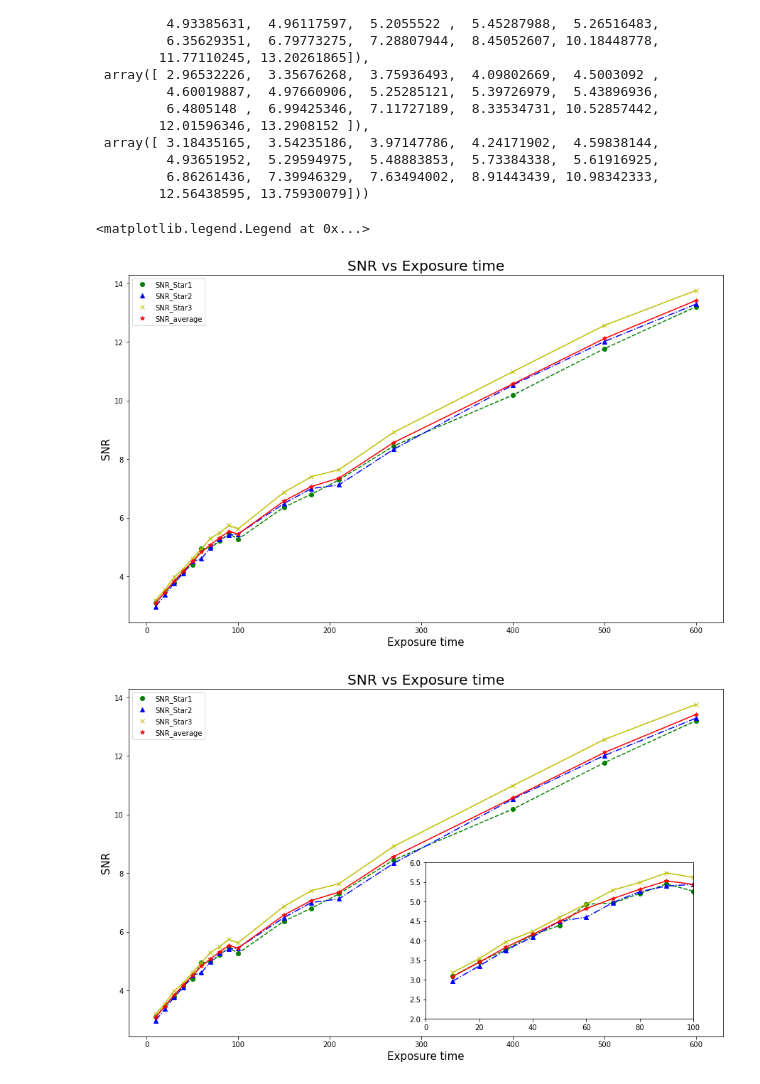
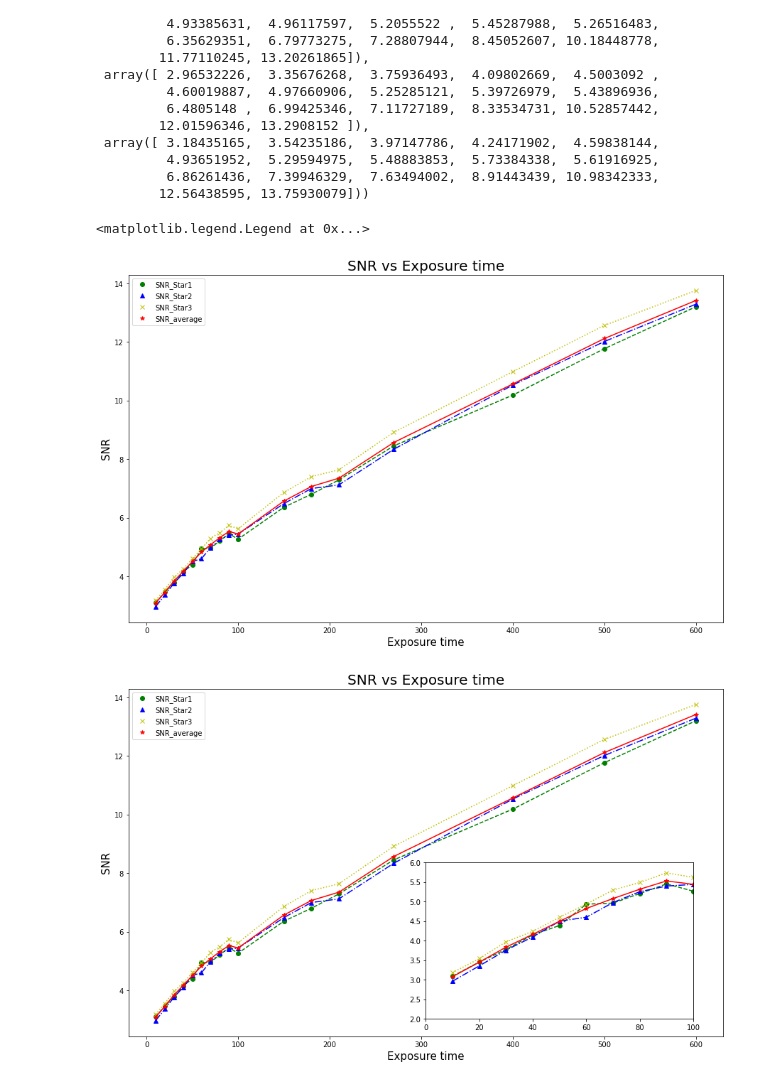
Before and after one commit to halehhajizadeh/SNR-and-Exposure, a Jupyter notebook: SNR_Exposure.ipynb, the cells around one changed output. Cells and saved outputs as stored; diff of their text form; code cells hidden in the pictures.

```diff
--- a/SNR_Exposure.ipynb
+++ b/SNR_Exposure.ipynb
@@ -72,7 +72,7 @@ plt.plot(exposure_time, SNR_1, 'g--')
 plt.plot(exposure_time, SNR_2, 'b^', label='SNR_Star2')
 plt.plot(exposure_time, SNR_2, 'b-.')
 plt.plot(exposure_time, SNR_3, 'yx', label='SNR_Star3')
-plt.plot(exposure_time, SNR_3, 'y-')
+plt.plot(exposure_time, SNR_3, 'y:')
 plt.plot(exposure_time, SNR, 'r*', label='SNR_average')
 plt.plot(exposure_time, SNR, 'r-')
 plt.title('SNR vs Exposure time', fontsize=20)
@@ -81,7 +81,7 @@ plt.ylabel('SNR', fontsize=15)
 plt.legend()
 # %% [output]
 <matplotlib.legend.Legend at 0x...>
-[figure, old version]
+[figure, new version]
 # %%
 import numpy as np
 import matplotlib.pyplot as plt
@@ -94,33 +94,33 @@ ax1.plot(exposure_time, SNR_1, 'g--')
 ax1.plot(exposure_time, SNR_2, 'b^', label='SNR_Star2')
 ax1.plot(exposure_time, SNR_2, 'b-.')
 plt.plot(exposure_time, SNR_3, 'yx', label='SNR_Star3')
-plt.plot(exposure_time, SNR_3, 'y-')
+plt.plot(exposure_time, SNR_3, 'y:')
 ax1.plot(exposure_time, SNR, 'r*', label='SNR_average')
 ax1.plot(exposure_time, SNR, 'r-')
 ax1.set_title('SNR vs Exposure time', fontsize=20)
 ax1.set_xlabel('Exposure time', fontsize=15)
 ax1.set_ylabel('SNR',fontsize=15)
 ax1.legend(loc=2)
 
 # Create a set of inset Axes: these should fill the bounding box allocated to
 # them.
 ax2 = plt.axes([0,0,1,1])
 # Manually set the position and relative size of the inset axes within ax1
 ip = InsetPosition(ax1, [0.5,0.05,0.45,0.45])
 ax2.set_axes_locator(ip)
 
 
 ax2.plot(exposure_time, SNR_1, 'go', label='SNR_1')
 ax2.plot(exposure_time, SNR_1, 'g--')
 ax2.plot(exposure_time, SNR_2, 'b^', label='SNR_2')
 ax2.plot(exposure_time, SNR_2, 'b-.')
 plt.plot(exposure_time, SNR_3, 'yx', label='SNR_3')
-plt.plot(exposure_time, SNR_3, 'y-')
+plt.plot(exposure_time, SNR_3, 'y:')
 ax2.plot(exposure_time, SNR, 'r*', label='SNR_average')
 ax2.plot(exposure_time, SNR, 'r-')
 ax2.set_xlim(0,100)
 ax2.set_ylim(2,6)
 
 plt.show()
 # %% [output]
-[figure, old version]
+[figure, new version]
```
